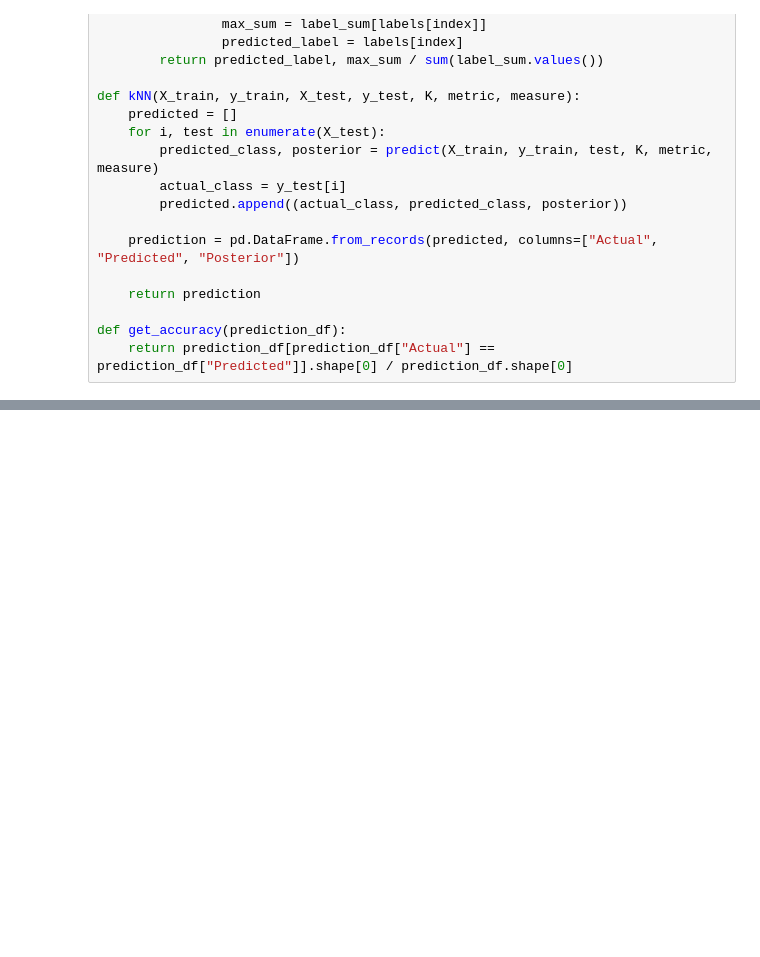
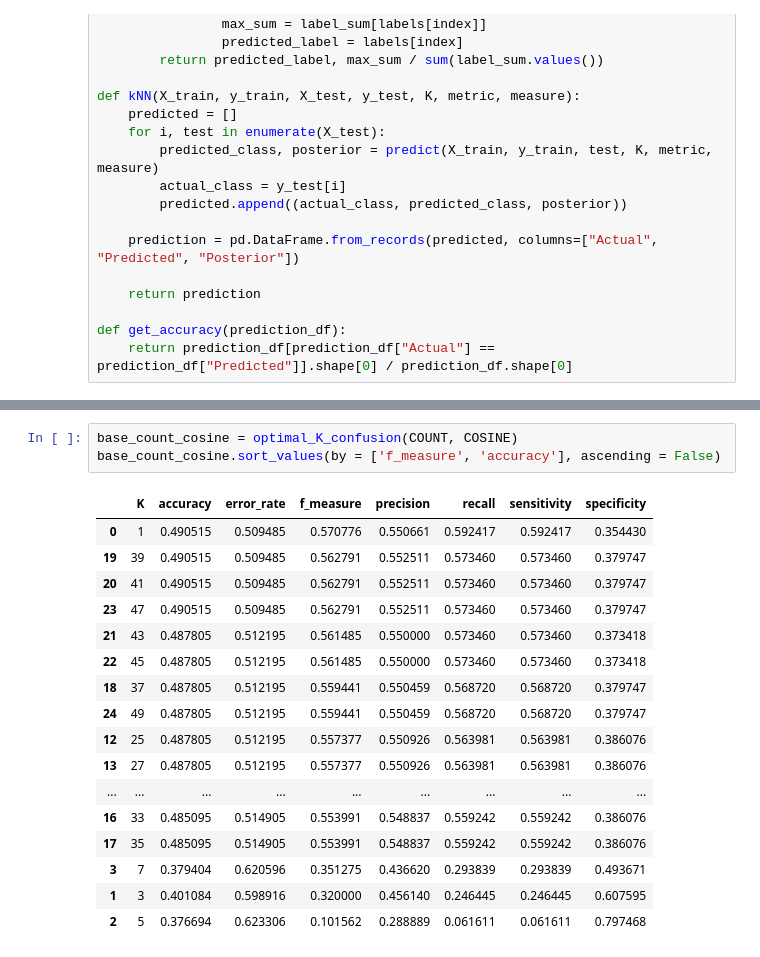
Before and after one commit to saravrajavelu/WineQualityAnalysis, a Jupyter notebook: WineAnalysis.ipynb, the cells around one changed output, grey strips where cells are left out. Drawn from its saved outputs; the diff is of its cells as text; blank space fills up the shorter version.

```diff
--- a/WineAnalysis.ipynb
+++ b/WineAnalysis.ipynb
@@ -187,0 +271,21 @@ def get_accuracy(prediction_df):
+# %%
+base_count_cosine = optimal_K_confusion(COUNT, COSINE)
+base_count_cosine.sort_values(by = ['f_measure', 'accuracy'], ascending = False)
+# %% [output]
+|  | K | accuracy | error_rate | f_measure | precision | recall | sensitivity | specificity |
+| 0 | 1 | 0.490515 | 0.509485 | 0.570776 | 0.550661 | 0.592417 | 0.592417 | 0.354430 |
+| 19 | 39 | 0.490515 | 0.509485 | 0.562791 | 0.552511 | 0.573460 | 0.573460 | 0.379747 |
+| 20 | 41 | 0.490515 | 0.509485 | 0.562791 | 0.552511 | 0.573460 | 0.573460 | 0.379747 |
+| 23 | 47 | 0.490515 | 0.509485 | 0.562791 | 0.552511 | 0.573460 | 0.573460 | 0.379747 |
+| 21 | 43 | 0.487805 | 0.512195 | 0.561485 | 0.550000 | 0.573460 | 0.573460 | 0.373418 |
+| 22 | 45 | 0.487805 | 0.512195 | 0.561485 | 0.550000 | 0.573460 | 0.573460 | 0.373418 |
+| 18 | 37 | 0.487805 | 0.512195 | 0.559441 | 0.550459 | 0.568720 | 0.568720 | 0.379747 |
+| 24 | 49 | 0.487805 | 0.512195 | 0.559441 | 0.550459 | 0.568720 | 0.568720 | 0.379747 |
+| 12 | 25 | 0.487805 | 0.512195 | 0.557377 | 0.550926 | 0.563981 | 0.563981 | 0.386076 |
+| 13 | 27 | 0.487805 | 0.512195 | 0.557377 | 0.550926 | 0.563981 | 0.563981 | 0.386076 |
+| ... | ... | ... | ... | ... | ... | ... | ... | ... |
+| 16 | 33 | 0.485095 | 0.514905 | 0.553991 | 0.548837 | 0.559242 | 0.559242 | 0.386076 |
+| 17 | 35 | 0.485095 | 0.514905 | 0.553991 | 0.548837 | 0.559242 | 0.559242 | 0.386076 |
+| 3 | 7 | 0.379404 | 0.620596 | 0.351275 | 0.436620 | 0.293839 | 0.293839 | 0.493671 |
+| 1 | 3 | 0.401084 | 0.598916 | 0.320000 | 0.456140 | 0.246445 | 0.246445 | 0.607595 |
+| 2 | 5 | 0.376694 | 0.623306 | 0.101562 | 0.288889 | 0.061611 | 0.061611 | 0.797468 |
```
Also changed, not shown: parts of 35 cells of this notebook, 2 other files.
